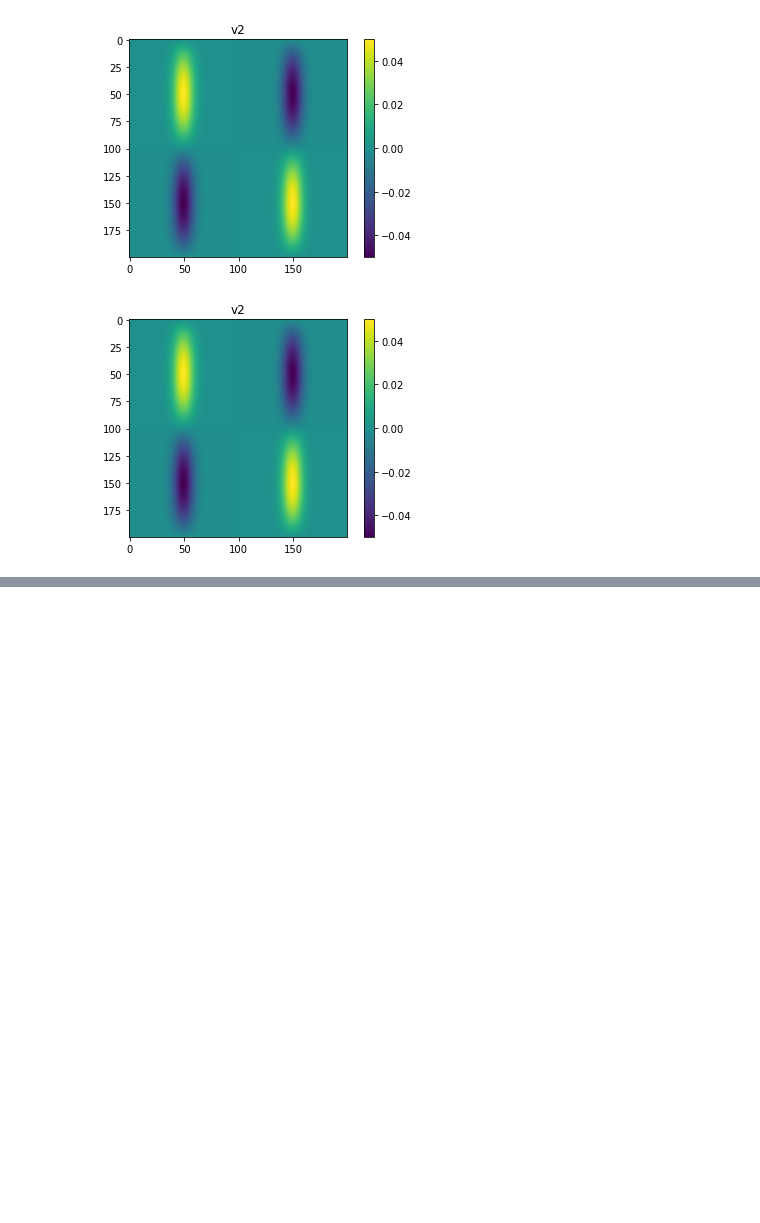
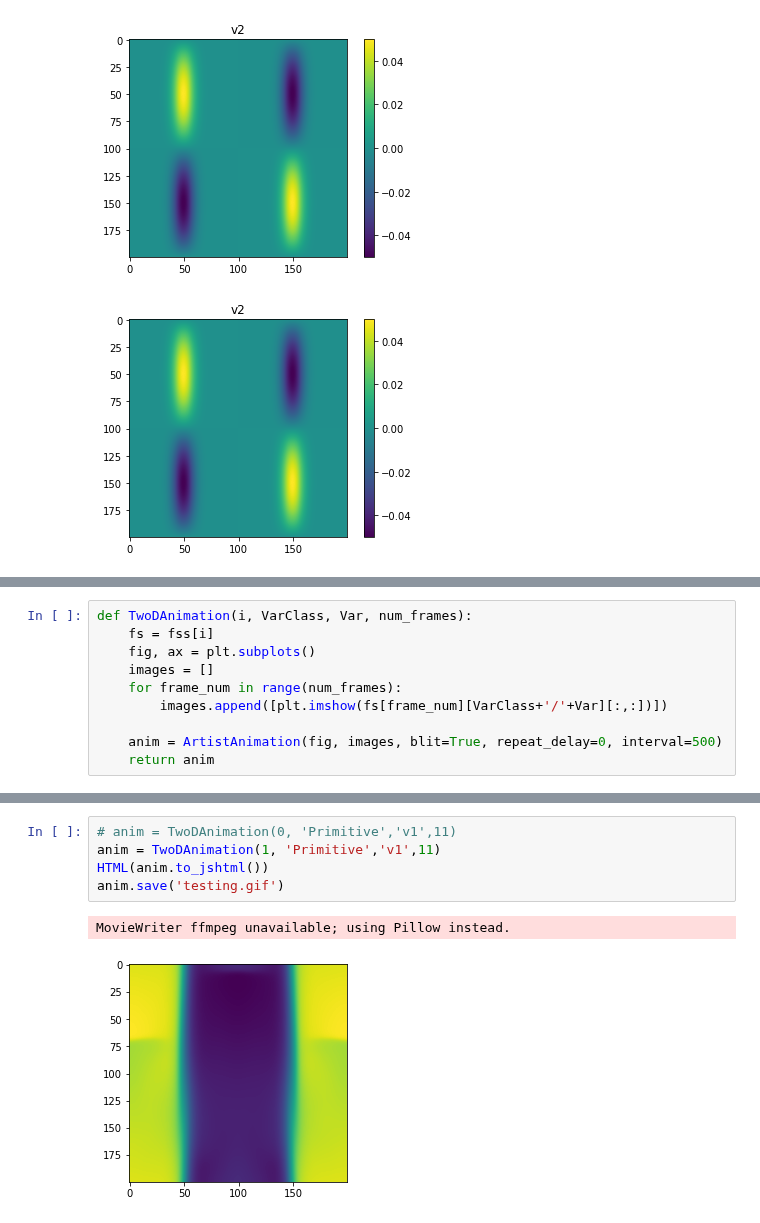
Before and after one commit to MarcusHatton/Plotting, a Jupyter notebook: KHPlotter.ipynb, the cells around one changed output, grey strips where cells are left out. Drawn from its saved outputs; the diff is of its cells as text; blank space fills up the shorter version.

Commit message:
KHPlotter now also has 2D animations!

```diff
--- a/KHPlotter.ipynb
+++ b/KHPlotter.ipynb
@@ -135 +143,11 @@ plt.savefig('v2.pdf')
 <Figure size 432x288 with 0 Axes>
+# %%
+def TwoDAnimation(i, VarClass, Var, num_frames):
+    fs = fss[i]
+    fig, ax = plt.subplots()
+    images = []
+    for frame_num in range(num_frames):
+        images.append([plt.imshow(fs[frame_num][VarClass+'/'+Var][:,:])])
+
+    anim = ArtistAnimation(fig, images, blit=True, repeat_delay=0, interval=500)
+    return anim
@@ -136,3 +172,11 @@ plt.savefig('v2.pdf')
+# %%
+# anim = TwoDAnimation(0, 'Primitive','v1',11)
+anim = TwoDAnimation(1, 'Primitive','v1',11)
+HTML(anim.to_jshtml())
+anim.save('testing.gif')
+# %% [output]
+MovieWriter ffmpeg unavailable; using Pillow instead.
+[figure, added]
 # %%
 for var in 'D', 'S1', 'S2', 'Tau':
     for fs in fss:
```
Also changed, not shown: parts of 12 cells of this notebook.
